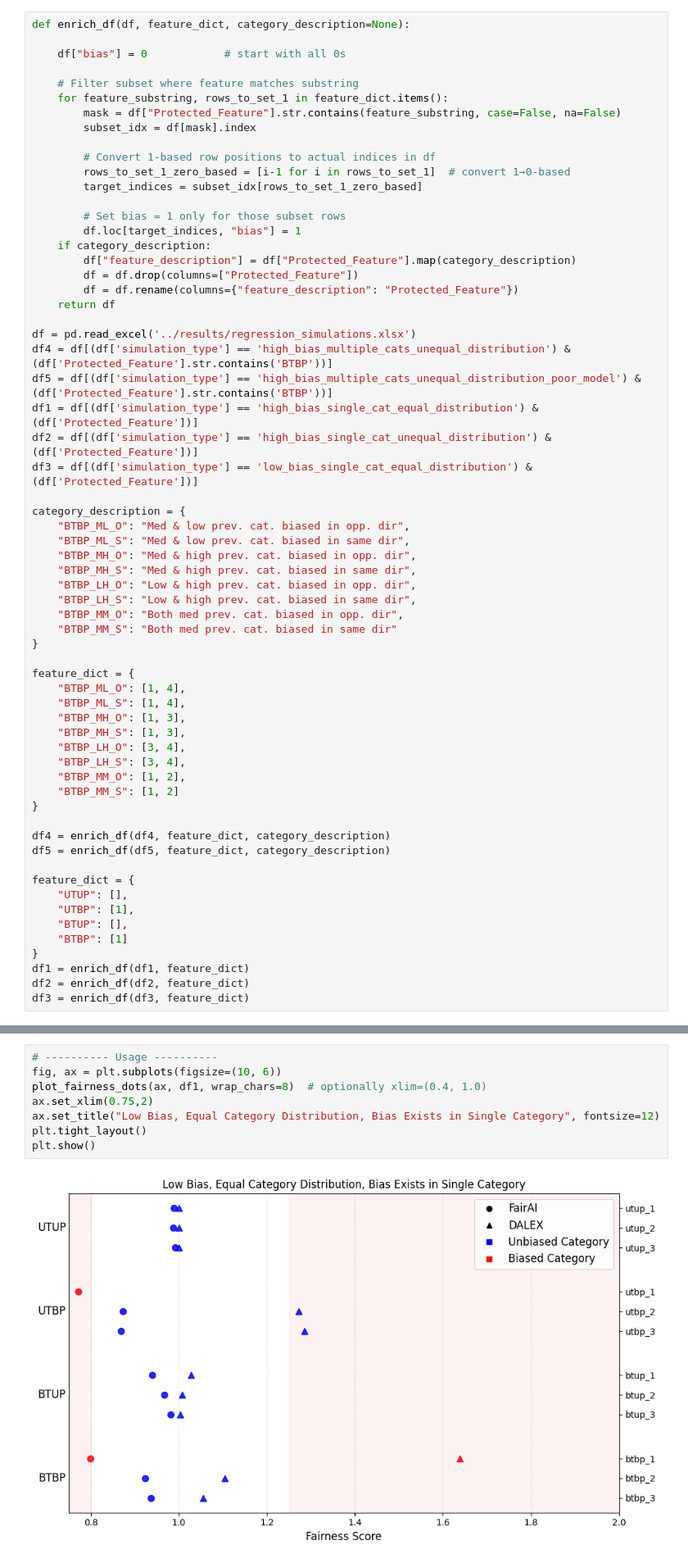
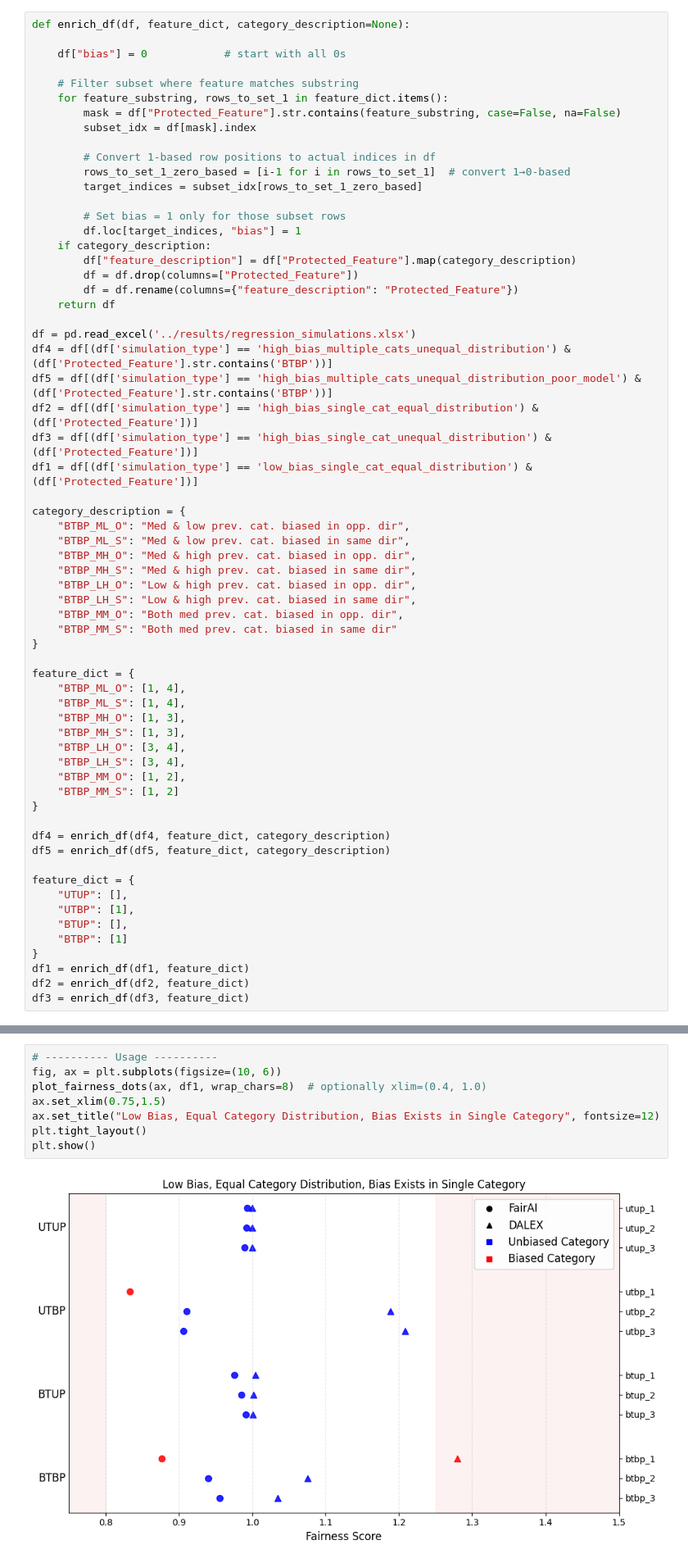
Before and after one commit to arushi-jain-27/bias_and_fairness, a Jupyter notebook: plots/plots.ipynb, the cells around one changed output, grey strips where cells are left out. Shown at 82% size. Saved outputs shown, nothing was run; the diff lists cells and outputs as text.

```diff
--- a/plots/plots.ipynb
+++ b/plots/plots.ipynb
@@ -103,9 +103,9 @@ def enrich_df(df, feature_dict, category_description=None):
 df = pd.read_excel('../results/regression_simulations.xlsx')
 df4 = df[(df['simulation_type'] == 'high_bias_multiple_cats_unequal_distribution') & (df['Protected_Feature'].str.contains('BTBP'))]
 df5 = df[(df['simulation_type'] == 'high_bias_multiple_cats_unequal_distribution_poor_model') & (df['Protected_Feature'].str.contains('BTBP'))]
-df1 = df[(df['simulation_type'] == 'high_bias_single_cat_equal_distribution') & (df['Protected_Feature'])]
-df2 = df[(df['simulation_type'] == 'high_bias_single_cat_unequal_distribution') & (df['Protected_Feature'])]
-df3 = df[(df['simulation_type'] == 'low_bias_single_cat_equal_distribution') & (df['Protected_Feature'])]
+df2 = df[(df['simulation_type'] == 'high_bias_single_cat_equal_distribution') & (df['Protected_Feature'])]
+df3 = df[(df['simulation_type'] == 'high_bias_single_cat_unequal_distribution') & (df['Protected_Feature'])]
+df1 = df[(df['simulation_type'] == 'low_bias_single_cat_equal_distribution') & (df['Protected_Feature'])]
 
 category_description = {
     "BTBP_ML_O": "Med & low prev. cat. biased in opp. dir",
@@ -262,13 +262,13 @@ def plot_fairness_dots(ax, df, *, wrap_chars=8, xlim=None, legend_loc="upper rig
 # %%
 # ---------- Usage ----------
 fig, ax = plt.subplots(figsize=(10, 6))
 plot_fairness_dots(ax, df1, wrap_chars=8)  # optionally xlim=(0.4, 1.0)
-ax.set_xlim(0.75,2)
+ax.set_xlim(0.75,1.5)
 ax.set_title("Low Bias, Equal Category Distribution, Bias Exists in Single Category", fontsize=12)
 plt.tight_layout()
 plt.show()
 # %% [output]
-[figure, old version]
+[figure, new version]
 # %%
 # ---------- Usage ----------
 fig, ax = plt.subplots(figsize=(10, 6))
```
Also changed, not shown: parts of 3 cells of this notebook, 4 other files.
